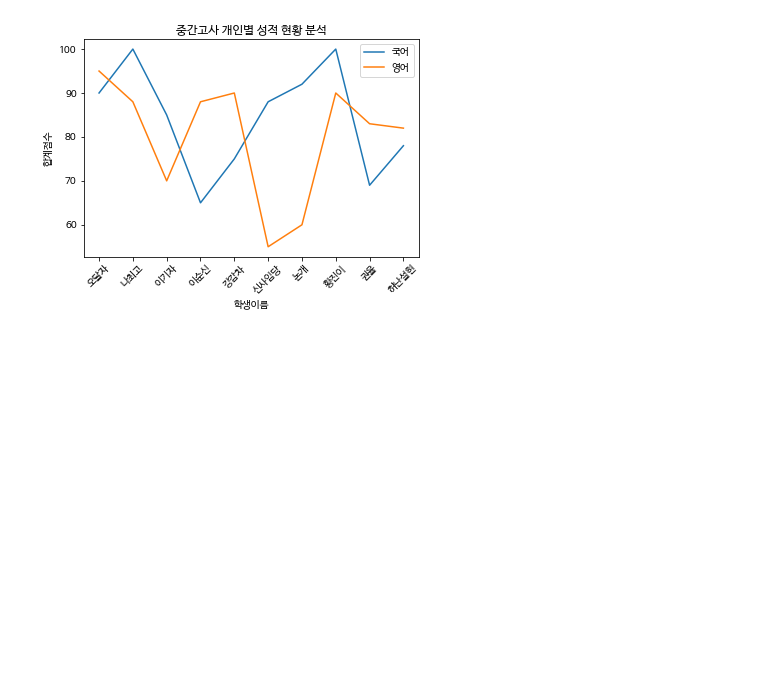
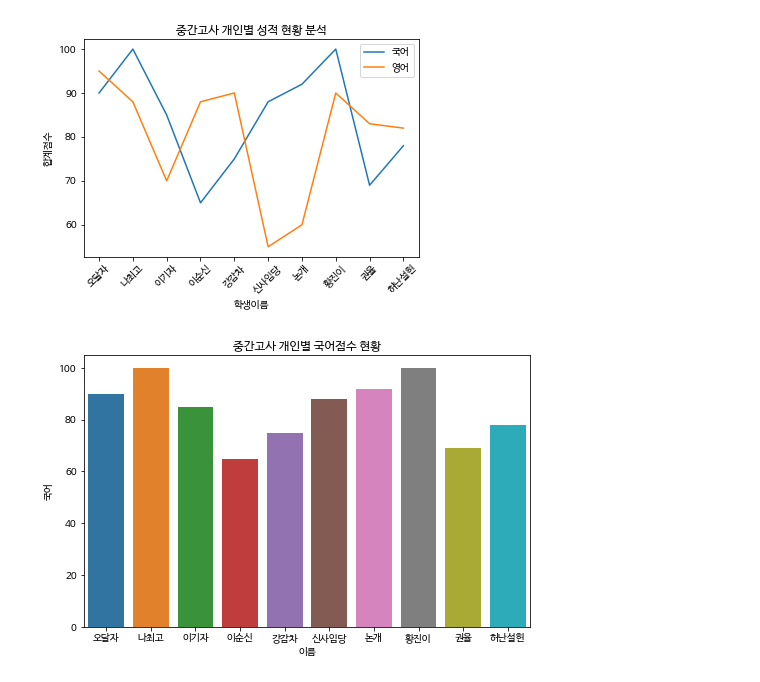
Before and after one commit to gohomeandsleep/BOJ, a Jupyter notebook: Data_visualization.ipynb, the cells around one changed output. Drawn from its saved outputs; the diff is of its cells as text; code cells hidden in the pictures; blank space fills up the shorter version.

```diff
--- a/Data_visualization.ipynb
+++ b/Data_visualization.ipynb
@@ -25,10 +26,11 @@ plt.show()
 # %% [output]
 [figure]
 # %%
-df['국어'].head(10).plot()
-plt.figure(figsize = (10, 100))
-plt.bar(label = '막대 그래프')
+plt.figure(figsize = (8, 5))
+sns.barplot(x='이름', y='국어', data=df.head(10))
 plt.title('중간고사 개인별 국어점수 현황')
 plt.xlabel('이름')
 plt.ylabel('국어')
 plt.show()
+# %% [output]
+[figure, added]
```
Also changed, not shown: parts of 2 cells of this notebook.
